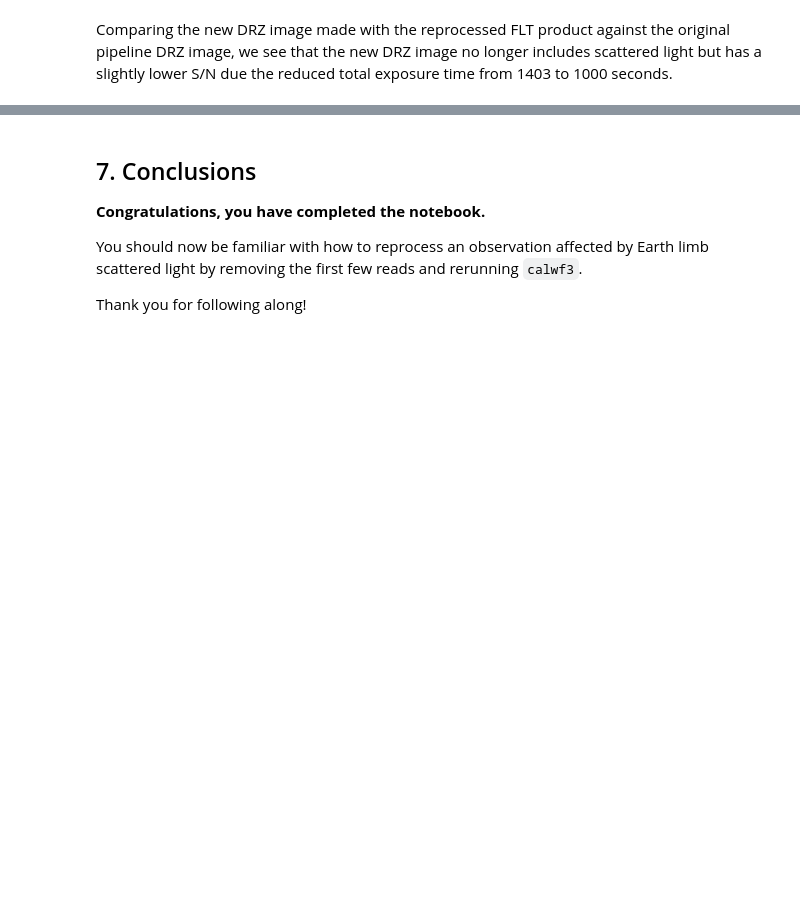
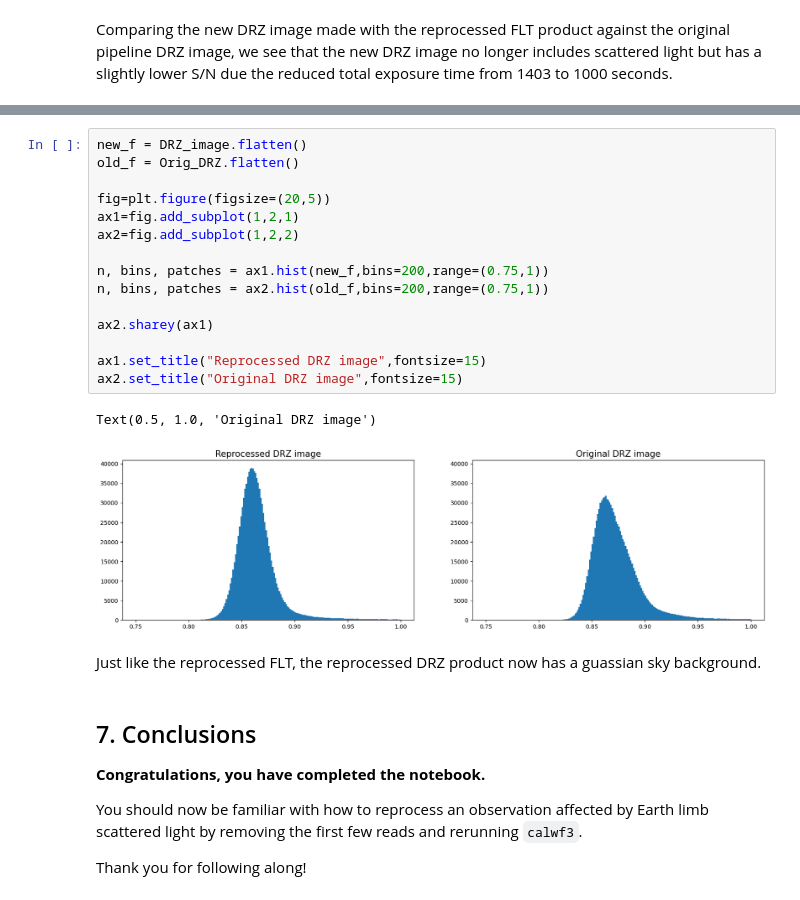
Before and after one commit to spacetelescope/WFC3Library, a Jupyter notebook: notebooks/ir_scattered_light_calwf3_corrections/Correcting_for_Scattered_Light_in_IR_Exposures_Using_calwf3_to_Mask_Bad_Reads.ipynb, the cells around one changed output, grey strips where cells are left out. Cells and saved outputs as stored; diff of their text form; blank space fills up the shorter version.

```diff
--- a/notebooks/ir_scattered_light_calwf3_corrections/Correcting_for_Scattered_Light_in_IR_Exposures_Using_calwf3_to_Mask_Bad_Reads.ipynb
+++ b/notebooks/ir_scattered_light_calwf3_corrections/Correcting_for_Scattered_Light_in_IR_Exposures_Using_calwf3_to_Mask_Bad_Reads.ipynb
@@ -366,3 +502,23 @@ _= plt.colorbar()
+# %%
+new_f = DRZ_image.flatten()
+old_f = Orig_DRZ.flatten()
+
+fig=plt.figure(figsize=(20,5))
+ax1=fig.add_subplot(1,2,1)
+ax2=fig.add_subplot(1,2,2)
+
+n, bins, patches = ax1.hist(new_f,bins=200,range=(0.75,1))
+n, bins, patches = ax2.hist(old_f,bins=200,range=(0.75,1))
+
+ax2.sharey(ax1)
+
+ax1.set_title("Reprocessed DRZ image",fontsize=15)
+ax2.set_title("Original DRZ image",fontsize=15)
+# %% [output]
+Text(0.5, 1.0, 'Original DRZ image')
+[figure, added]
+# %% [markdown]
+Just like the reprocessed FLT, the reprocessed DRZ product now has a guassian sky background.
 # %% [markdown]
 ## 7. Conclusions <a id="conclusions"></a>
 
```
Also changed, not shown: parts of 16 cells of this notebook.
